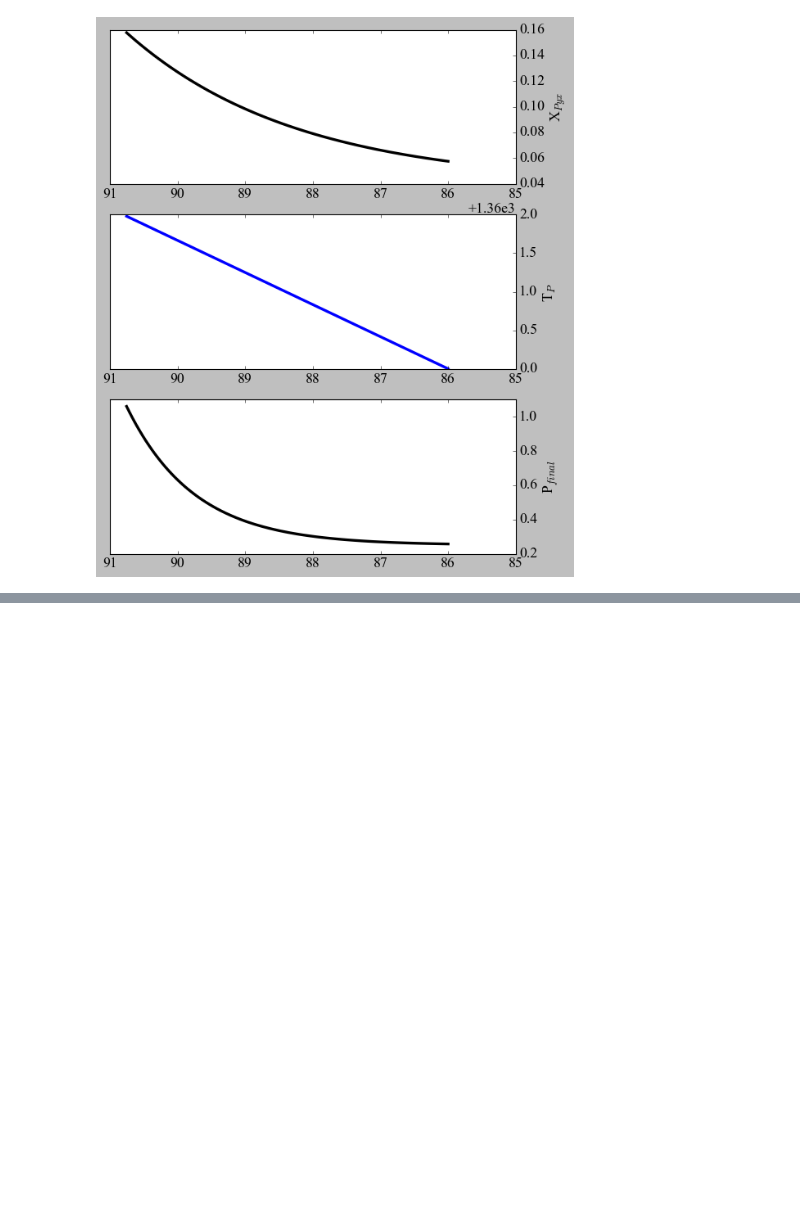
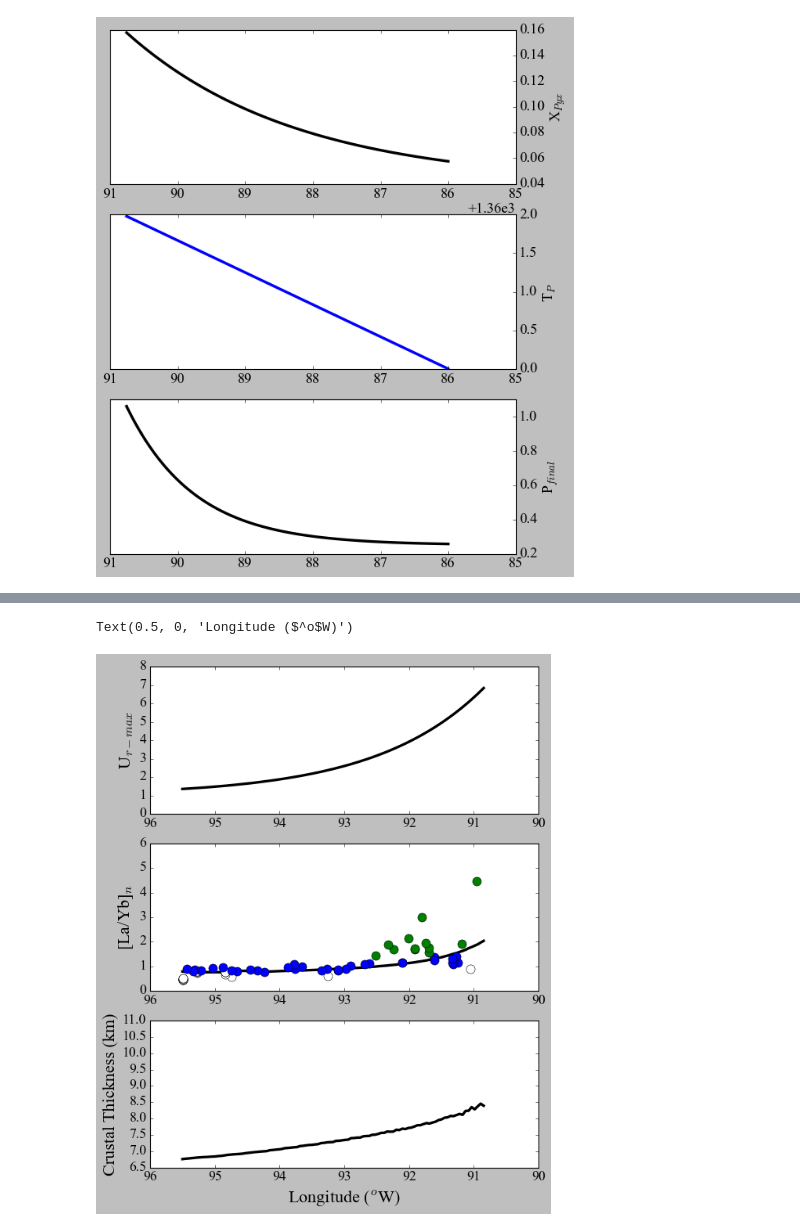
Before and after one commit to gleesonm1/GleesonGibson2021G3, a Jupyter notebook: Gleeson&Gibson2021G3-ForBinder.ipynb, the cells around one changed output, grey strips where cells are left out. Cells and saved outputs as stored; diff of their text form; code cells hidden in the pictures; blank space fills up the shorter version.

```diff
--- a/Gleeson&Gibson2021G3-ForBinder.ipynb
+++ b/Gleeson&Gibson2021G3-ForBinder.ipynb
@@ -348,7 +354,7 @@ def Channel(column, Esource=None, KG1=None, Pchannel=None):
             Cpin={'Pb': 0.3355, 'Sr': 66.05, 'La': 2.7285, 'Ce': 6.9375, 'Pr': 1.078, 'Nd': 5.267, 'Sm': 1.667, 'Eu': 0.614, 'Gd': 2.148, 'Tb': 0.364, 'Dy': 2.5935, 'Ho': 0.507, 'Er': 1.59, 'Yb':1.5265, 'Lu': 0.23, 'H2O': 950, 'F':115}
 
         if Esource==2:
-            Cpin={'Pb': 0.052, 'Sr': 43.546, 'La': 0.907, 'Ce': 3.1555, 'Pr': 0.7435, 'Nd': 3.9665, 'Sm': 1.45, 'Eu': 0.563, 'Gd': 2.177, 'Tb': 0.342, 'Dy': 2.7405, 'Ho': 0.479, 'Er': 1.7295, 'Yb':1.669, 'Lu': 0.253, 'H2O': 320, 'F':60}
+            Cpin={'Pb': 0.052, 'Sr': 43.546, 'La': 0.907, 'Ce': 3.1555, 'Pr': 0.7435, 'Nd': 3.9665, 'Sm': 1.45, 'Eu': 0.563, 'Gd': 2.177, 'Tb': 0.342, 'Dy': 2.7405, 'Ho': 0.479, 'Er': 1.7295, 'Yb':1.669, 'Lu': 0.253, 'H2O': 350, 'F':60}
 
     if KG1 is None:
         KG1,KLB=pickle.load(open("objs.pkl","rb"))
@@ -492,7 +498,7 @@ def TraceCalc(column,Dsource=None,Esource=None,Ur=None,Uchange=None,Xd=None,Ffac
         Cpin={'Pb': 0.3355, 'Sr': 66.05, 'La': 2.7285, 'Ce': 6.9375, 'Pr': 1.078, 'Nd': 5.267, 'Sm': 1.667, 'Eu': 0.614, 'Gd': 2.148, 'Tb': 0.364, 'Dy': 2.5935, 'Ho': 0.507, 'Er': 1.59, 'Yb':1.5265, 'Lu': 0.23, 'H2O': 950, 'F':115}
 
     if Esource==2:
-        Cpin={'Pb': 0.052, 'Sr': 43.546, 'La': 0.907, 'Ce': 3.1555, 'Pr': 0.7435, 'Nd': 3.9665, 'Sm': 1.45, 'Eu': 0.563, 'Gd': 2.177, 'Tb': 0.342, 'Dy': 2.7405, 'Ho': 0.479, 'Er': 1.7295, 'Yb':1.669, 'Lu': 0.253, 'H2O': 320, 'F':60}
+        Cpin={'Pb': 0.052, 'Sr': 43.546, 'La': 0.907, 'Ce': 3.1555, 'Pr': 0.7435, 'Nd': 3.9665, 'Sm': 1.45, 'Eu': 0.563, 'Gd': 2.177, 'Tb': 0.342, 'Dy': 2.7405, 'Ho': 0.479, 'Er': 1.7295, 'Yb':1.669, 'Lu': 0.253, 'H2O': 350, 'F':60}
 
     # work out mineral assemblages along FM path
     Per=pd.DataFrame()
@@ -921,0 +983,24 @@ ax8c.yaxis.tick_right()
+# %%
+# plot results for the EGSC (solid-state models)
+fig9, ((ax9a,ax9b,ax9c)) = plt.subplots(3,1, figsize=(8,10))
+ax9a.plot(Longplot,Ur+1,'-k',linewidth=3)
+ax9a.set_xlim([96,90])
+ax9a.set_ylim([0,8])
+ax9a.set_ylabel('U$_{r-max}$',fontsize=20)
+
+ax9b.plot(Longplot,LaYb,'-k',linewidth=3)
+ax9b.plot(-1*WGSC['Long'][(WGSC['La']/norm['La'])/(WGSC['Sm']/norm['Sm'])<0.8],(WGSC['La'][(WGSC['La']/norm['La'])/(WGSC['Sm']/norm['Sm'])<0.8]/norm['La'])/(WGSC['Yb'][(WGSC['La']/norm['La'])/(WGSC['Sm']/norm['Sm'])<0.8]/norm['Yb']),'ok',markerfacecolor="white",markersize=10)
+ax9b.plot(-1*WGSC['Long'][((WGSC['La']/norm['La'])/(WGSC['Sm']/norm['Sm'])>0.8) & ((WGSC['La']/norm['La'])/(WGSC['Sm']/norm['Sm'])<1.2)],(WGSC['La'][((WGSC['La']/norm['La'])/(WGSC['Sm']/norm['Sm'])>0.8) & ((WGSC['La']/norm['La'])/(WGSC['Sm']/norm['Sm'])<1.2)]/norm['La'])/(WGSC['Yb'][((WGSC['La']/norm['La'])/(WGSC['Sm']/norm['Sm'])>0.8) & ((WGSC['La']/norm['La'])/(WGSC['Sm']/norm['Sm'])<1.2)]/norm['Yb']),'ok',markerfacecolor="blue",markersize=10)
+ax9b.plot(-1*WGSC['Long'][(WGSC['La']/norm['La'])/(WGSC['Sm']/norm['Sm'])>1.2],(WGSC['La'][(WGSC['La']/norm['La'])/(WGSC['Sm']/norm['Sm'])>1.2]/norm['La'])/(WGSC['Yb'][(WGSC['La']/norm['La'])/(WGSC['Sm']/norm['Sm'])>1.2]/norm['Yb']),'ok',markerfacecolor="green",markersize=10)
+ax9b.set_xlim([96,90])
+ax9b.set_ylim([0,6])
+ax9b.set_ylabel('[La/Yb]$_n$',fontsize=20)
+
+ax9c.plot(Longplot,CT/1000,'-k',linewidth=3)
+ax9c.set_xlim([96,90])
+ax9c.set_ylim([6.5,11])
+ax9c.set_ylabel('Crustal Thickness (km)',fontsize=20)
+ax9c.set_xlabel('Longitude ($^o$W)',fontsize=20)
+# %% [output]
+Text(0.5, 0, 'Longitude ($^o$W)')
+[figure, added]
```
Also changed, not shown: parts of 21 cells of this notebook.
